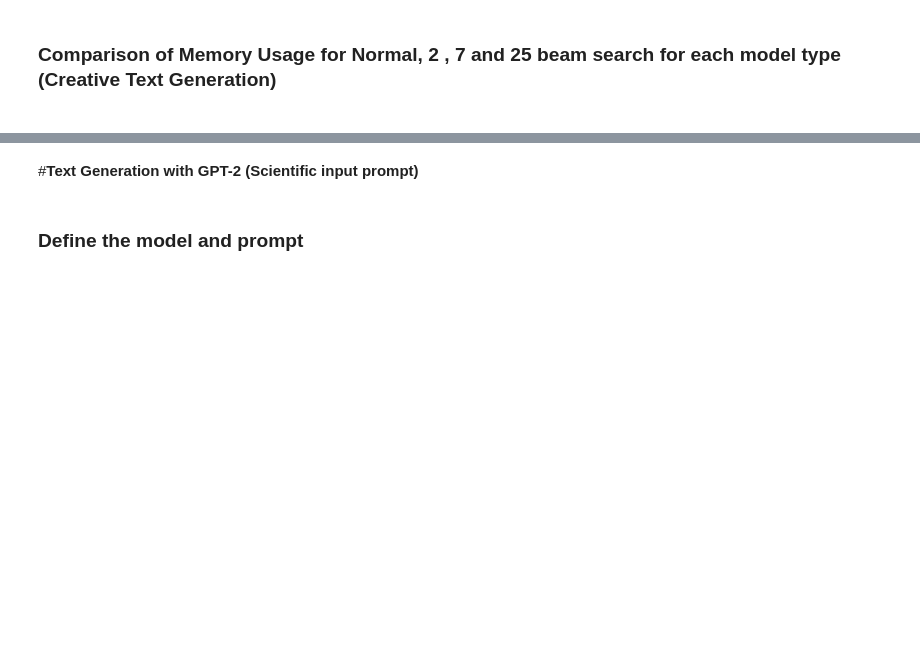
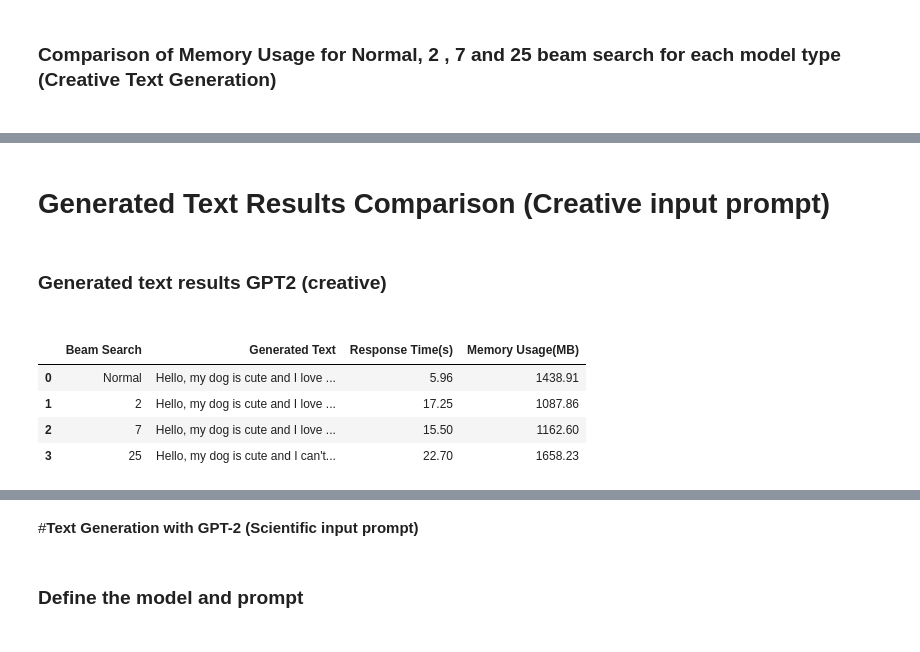
Before and after one commit to pureskill714/ICT3102-assignment2, a Jupyter notebook: 3102Assignment2.ipynb, the cells around one changed output, grey strips where cells are left out. Saved outputs shown, nothing was run; the diff lists cells and outputs as text; code cells hidden in the pictures; blank space fills up the shorter version.

Commit message:
generated text results sections added

```diff
--- a/3102Assignment2.ipynb
+++ b/3102Assignment2.ipynb
@@ -1020,0 +1022,31 @@ Memory Usage for BART twenty five beam search: 5892.52MB
+# %% [markdown]
+# <b>Generated Text Results Comparison (Creative input prompt)</b>
+# %% [markdown]
+<h3><b>Generated text results GPT2 (creative)</b><h3>
+# %%
+import pandas as pd
+
+# Sample data
+data = {
+    'Beam Search': ["Normal", 2, 7, 25],
+    'Generated Text': [
+         generated_text_gpt2_normalSearch,
+         generated_text_gpt2_twoBeam,
+        generated_text_gpt2_sevenBeam,
+        generated_text_gpt2_twentyFiveBeam
+    ],
+    'Response Time(s)': [f"{response_time_gpt2_normalSearch:.2f}", f"{response_time_gpt2_twoBeam:.2f}", f"{response_time_gpt2_sevenBeam:.2f}", f"{response_time_gpt2_twentyFiveBeam:.2f}"],
+    'Memory Usage(MB)': [gpt2_mNormal, gpt2_m2, gpt2_m7, gpt2_m25]
+}
+
+# Create a DataFrame
+df = pd.DataFrame(data)
+
+# Display the DataFrame
+df
+# %% [output]
+|  | Beam Search | Generated Text | Response Time(s) | Memory Usage(MB) |
+| 0 | Normal | Hello, my dog is cute and I love ... | 5.96 | 1438.91 |
+| 1 | 2 | Hello, my dog is cute and I love ... | 17.25 | 1087.86 |
+| 2 | 7 | Hello, my dog is cute and I love ... | 15.50 | 1162.60 |
+| 3 | 25 | Hello, my dog is cute and I can't... | 22.70 | 1658.23 |
```
Also changed, not shown: parts of 65 cells of this notebook.
